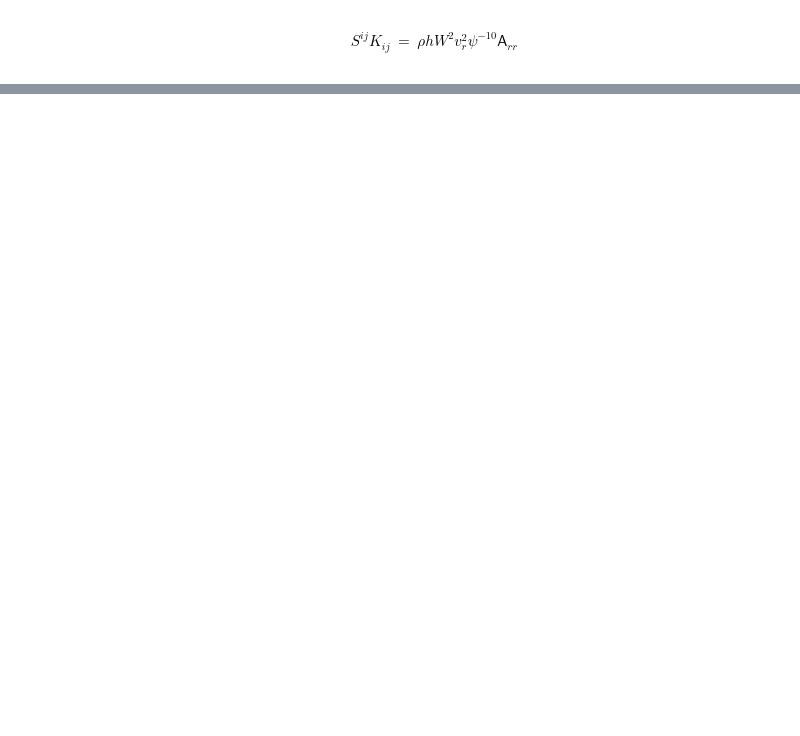
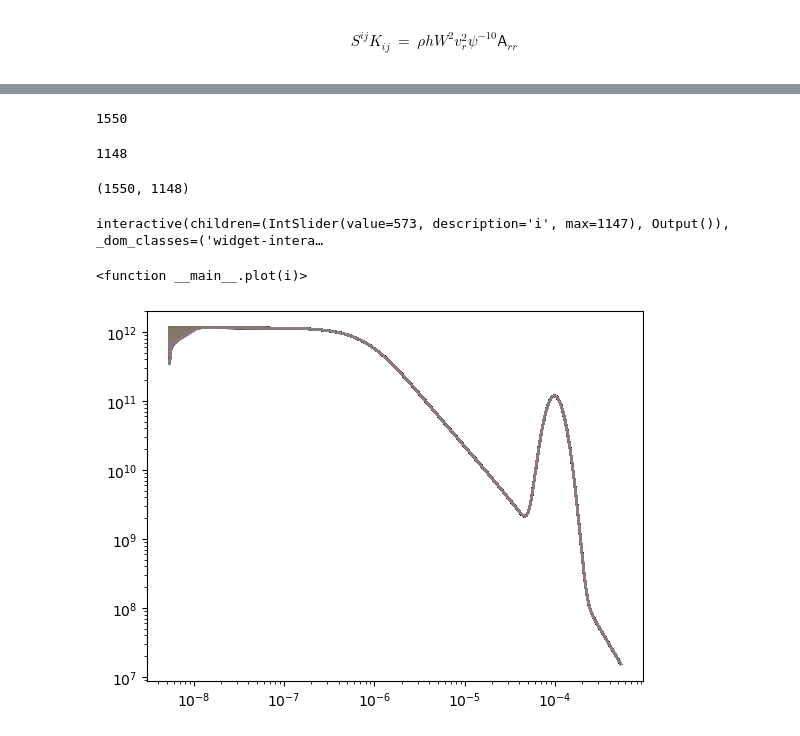
Before and after one commit to Poincare-code/henri, a Jupyter notebook: notebooks/grhd.ipynb, the cells around one changed output, grey strips where cells are left out. Saved outputs shown, nothing was run; the diff lists cells and outputs as text; code cells hidden in the pictures; blank space fills up the shorter version.

```diff
--- a/notebooks/grhd.ipynb
+++ b/notebooks/grhd.ipynb
@@ -424,0 +530,10 @@ NameError: name 'v_r' is not defined
+# %%
+import numpy as np
+
+from henri.grhd.cons2prim import cons2prim
+from henri.grhd.eos       import EOS_polytrope
+
+eos = EOS_polytrope(polytropic_index=1.0)
+# %%
+%%time
+rho = eos.rho(np.random.rand(1000))
@@ -424,0 +678,22 @@ NameError: name 'v_r' is not defined
+# %%
+N = len(sol.y) // 3
+
+# Extract time
+t = sol.t
+
+# Unpack conserved variables
+tilde_D   = sol.y[   :  N]
+tilde_S_r = sol.y[  N:2*N]
+tilde_tau = sol.y[2*N:3*N]
+# %%
+N
+# %% [output]
+1550
+# %%
+len(t)
+# %% [output]
+1148
+# %%
+tilde_D.shape
+# %% [output]
+(1550, 1148)
@@ -424,0 +706,11 @@ NameError: name 'v_r' is not defined
+# %%
+interact(plot, i=(0, len(t)-1))
+# %% [output]
+interactive(children=(IntSlider(value=573, description='i', max=1147), Output()), _dom_classes=('widget-intera…
+<function __main__.plot(i)>
+# %%
+plt.plot(R, tilde_D)
+plt.yscale('log')
+plt.xscale('log')
+# %% [output]
+[figure, added]
```
Also changed, not shown: parts of 58 cells of this notebook, 9 other files.
